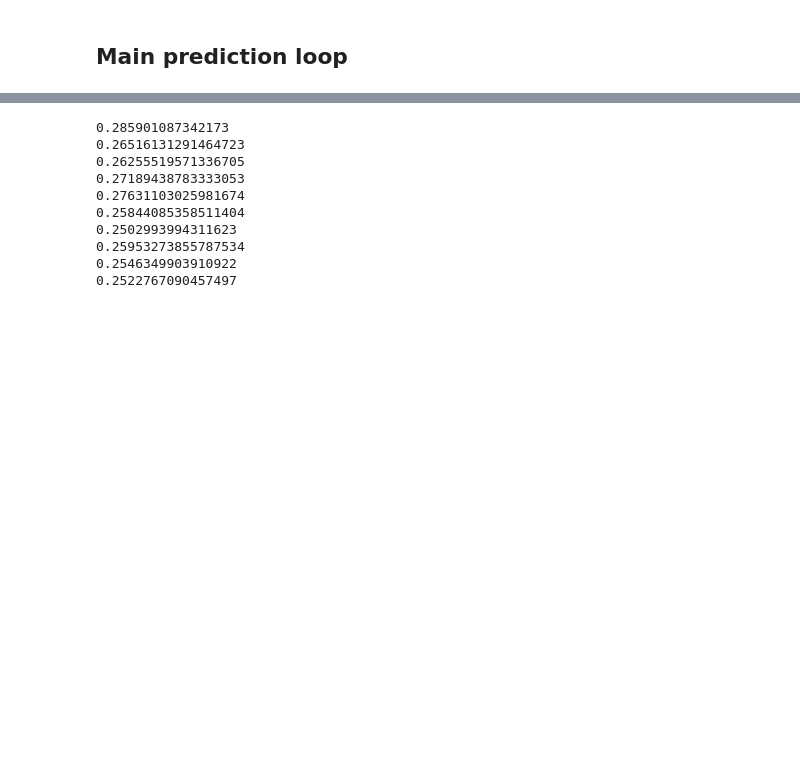
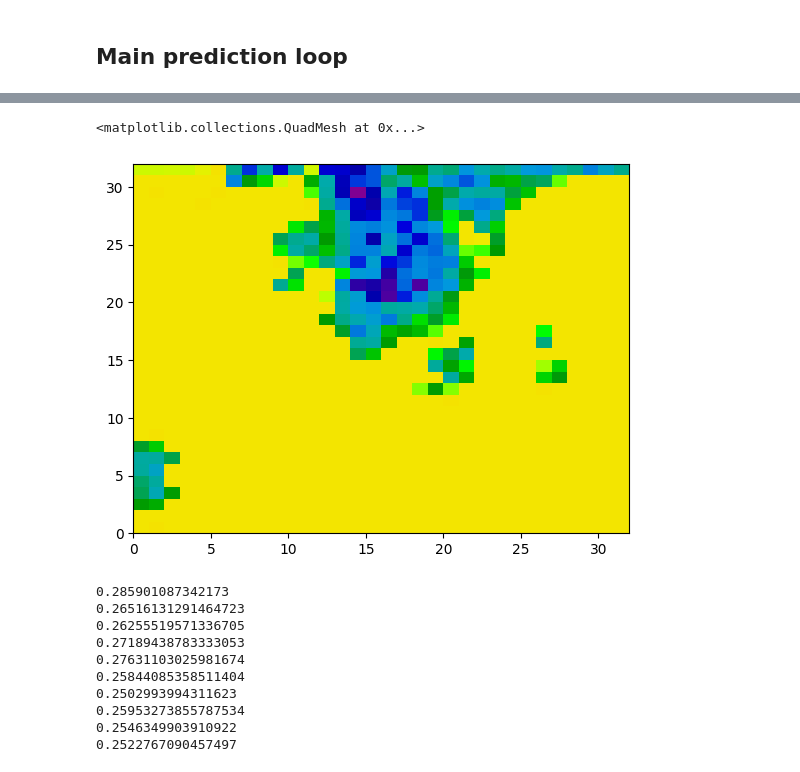
Before and after one commit to yingkaisha/MRMS_diffusion_bridge, a Jupyter notebook: CNN02_LDM_with_resize_prediction_test.ipynb, the cells around one changed output, grey strips where cells are left out. Cells and saved outputs as stored; diff of their text form; code cells hidden in the pictures; blank space fills up the shorter version.

```diff
--- a/CNN02_LDM_with_resize_prediction_test.ipynb
+++ b/CNN02_LDM_with_resize_prediction_test.ipynb
@@ -539,3 +585,8 @@ LDM prediction starts ...
+# %%
+plt.pcolormesh(dict_save['LDM_latent_MRMS'][0, ..., 0], vmin=-3, vmax=3, cmap=plt.cm.nipy_spectral_r)
+# %% [output]
+<matplotlib.collections.QuadMesh at 0x...>
+[figure, added]
 # %%
 MRMS_pred[MRMS_pred<0] = 0
 MRMS_pred_eval = np.exp(MRMS_pred)-1
```
Also changed, not shown: parts of 8 cells of this notebook, 1 other file.
